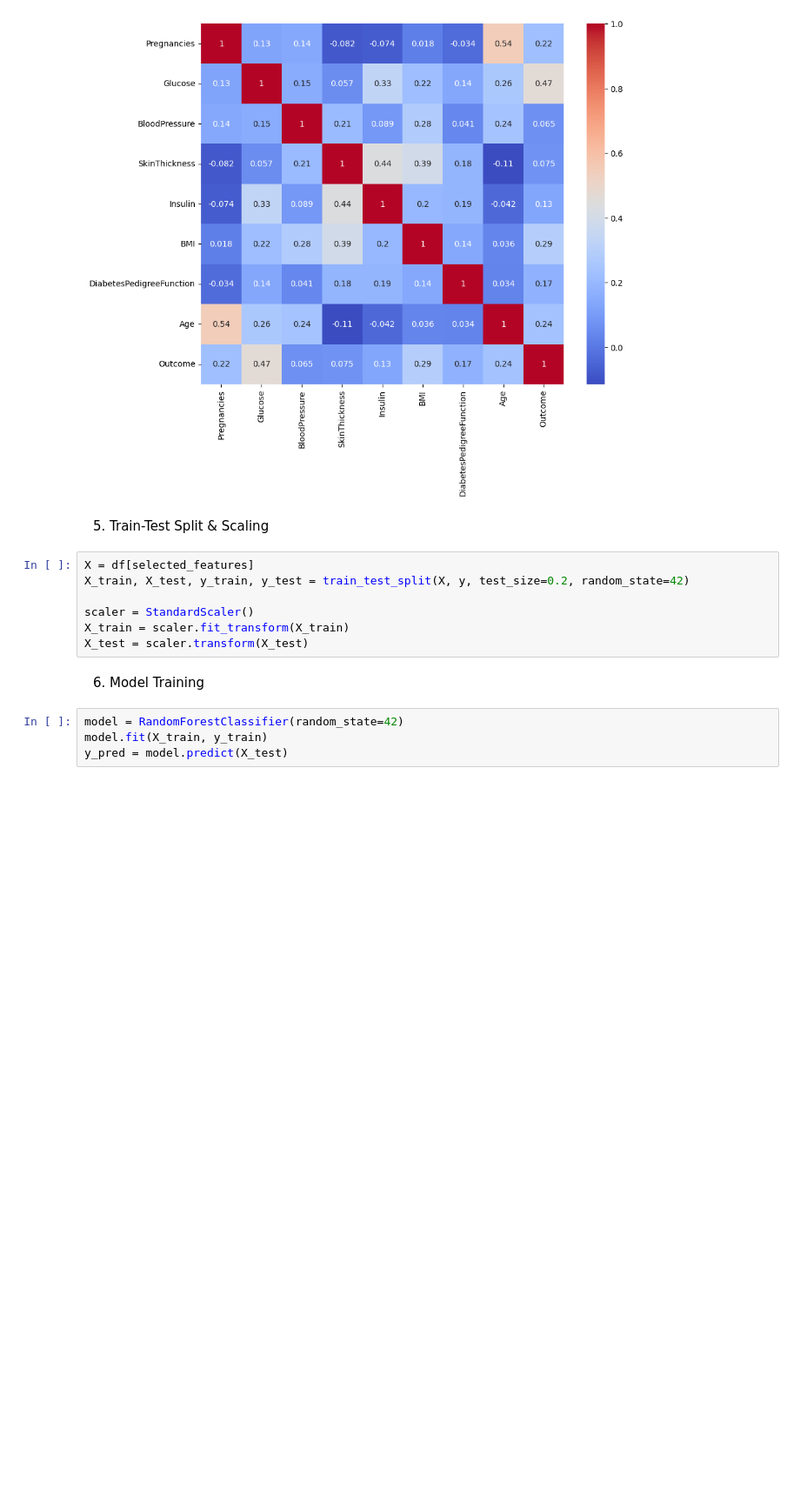
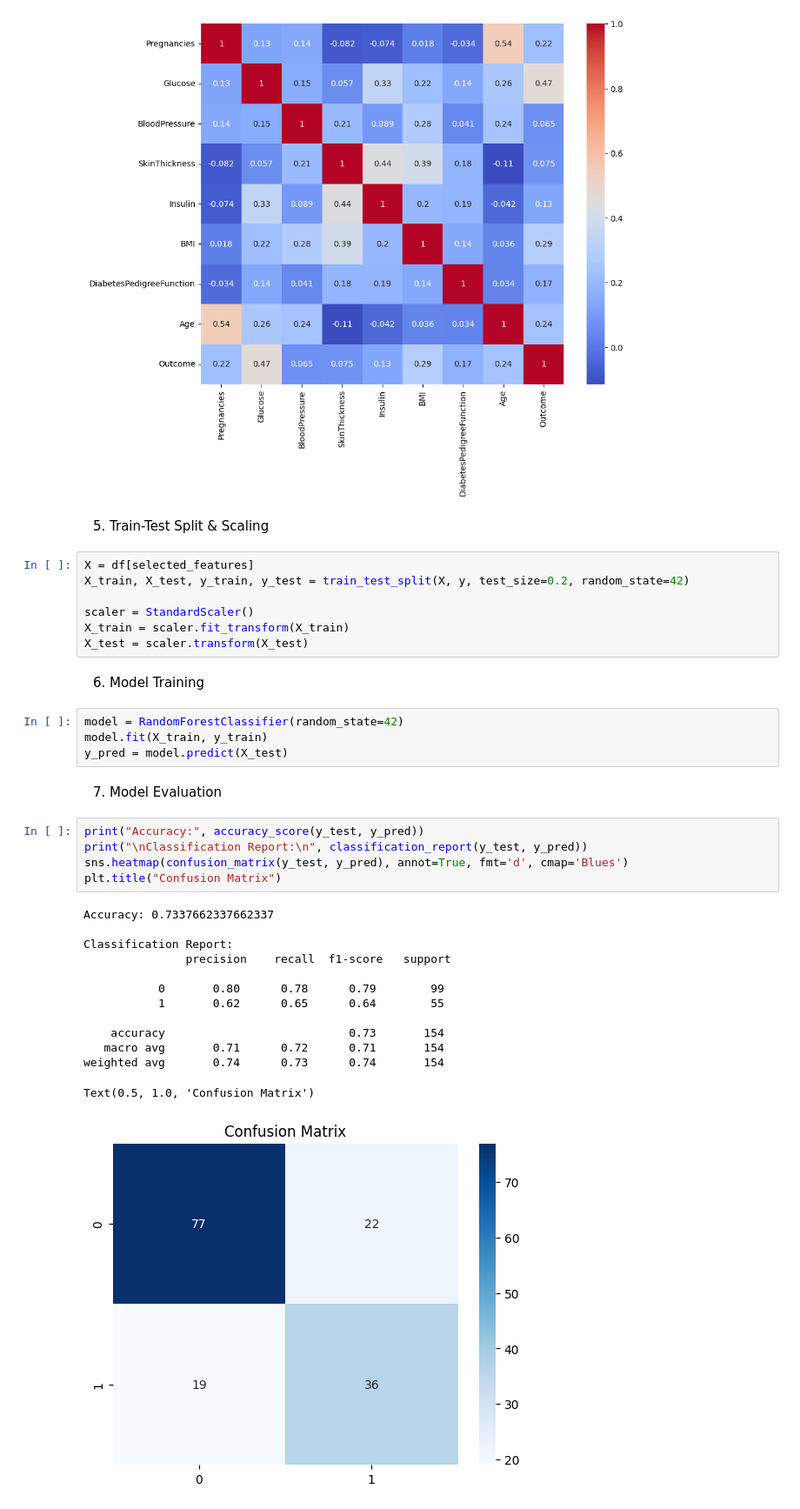
Before and after one commit to sonakshiprojects/CTtask02, a Jupyter notebook: task2.ipynb, the cells around one changed output. Shown at 87% size. Saved outputs shown, nothing was run; the diff lists cells and outputs as text; blank space fills up the shorter version.

Commit message:
Model Evaluation

```diff
--- a/task2.ipynb
+++ b/task2.ipynb
@@ -85,3 +85,24 @@ X_test = scaler.transform(X_test)
 model = RandomForestClassifier(random_state=42)
 model.fit(X_train, y_train)
 y_pred = model.predict(X_test)
+# %% [markdown]
+7. Model Evaluation
+# %%
+print("Accuracy:", accuracy_score(y_test, y_pred))
+print("\nClassification Report:\n", classification_report(y_test, y_pred))
+sns.heatmap(confusion_matrix(y_test, y_pred), annot=True, fmt='d', cmap='Blues')
+plt.title("Confusion Matrix")
+# %% [output]
+Accuracy: 0.7337662337662337
+
+Classification Report:
+               precision    recall  f1-score   support
+
+           0       0.80      0.78      0.79        99
+           1       0.62      0.65      0.64        55
+
+    accuracy                           0.73       154
+   macro avg       0.71      0.72      0.71       154
+weighted avg       0.74      0.73      0.74       154
+Text(0.5, 1.0, 'Confusion Matrix')
+[figure, added]
```
